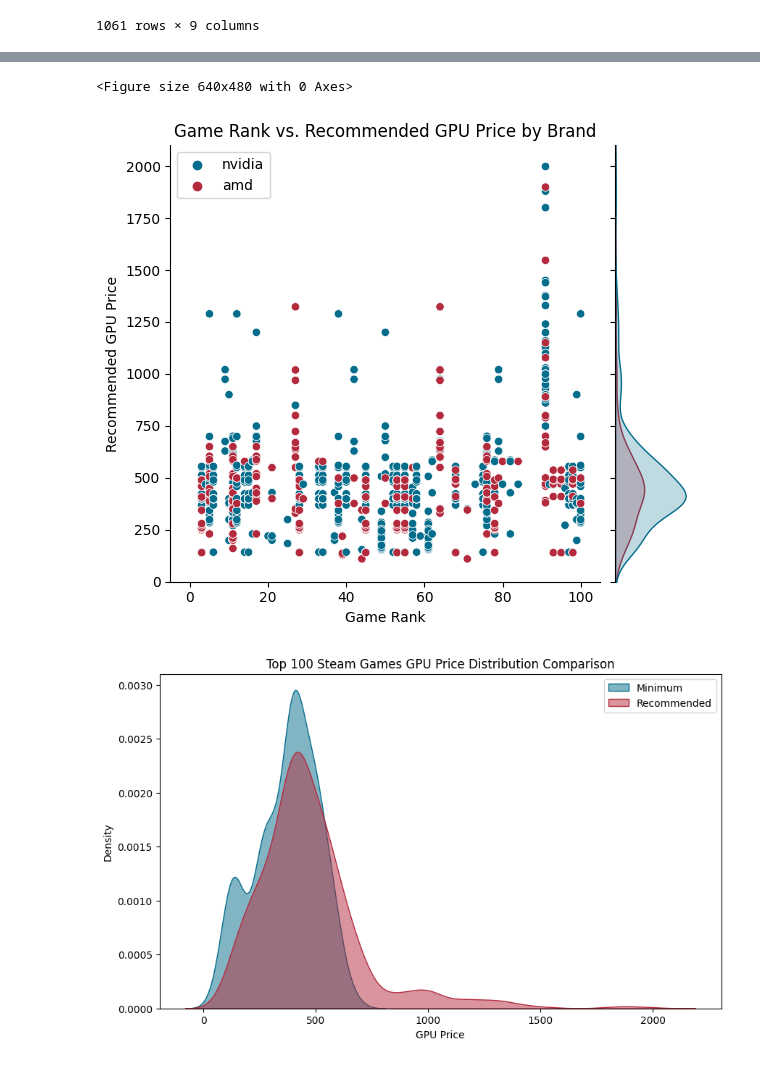
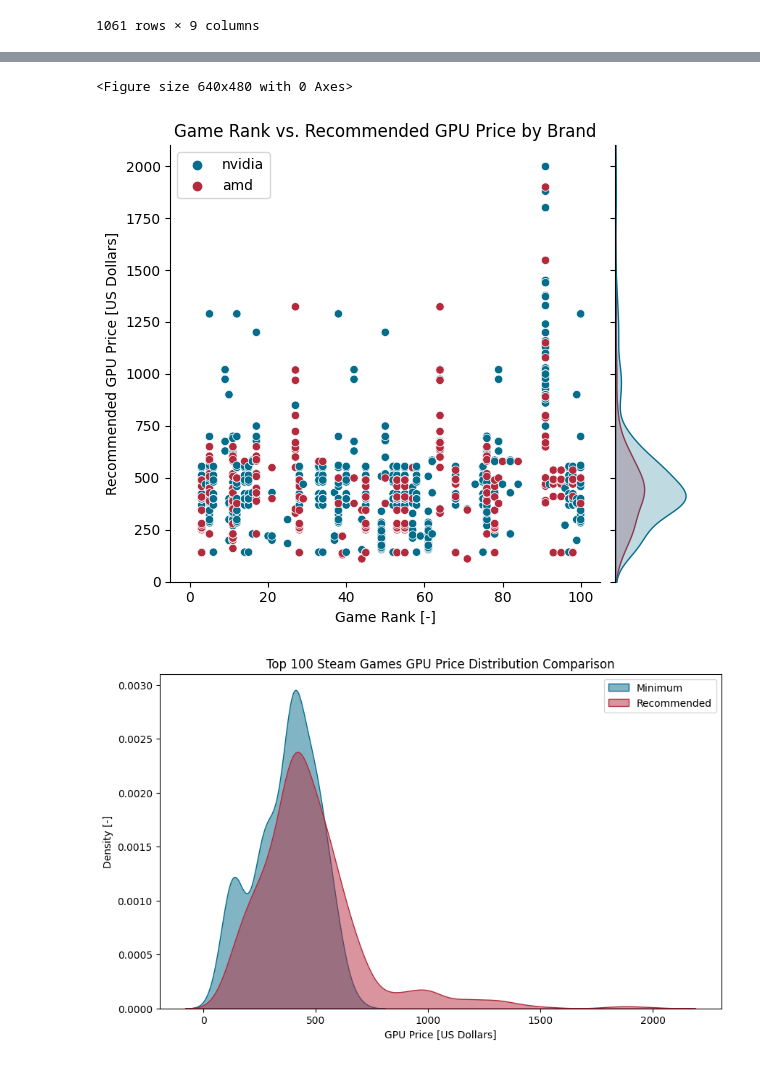
Before and after one commit to knoppds/CSCI_5502_Group_Project_01, a Jupyter notebook: gp_01_steam_data_visualization.ipynb, the cells around one changed output, grey strips where cells are left out. Saved outputs shown, nothing was run; the diff lists cells and outputs as text; code cells hidden in the pictures.

```diff
--- a/gp_01_steam_data_visualization.ipynb
+++ b/gp_01_steam_data_visualization.ipynb
@@ -339,35 +339,35 @@ plt.show()
 # %%
 # # prevent datframe from being truncated
 # pd.set_option('display.max_rows'   , 20)
 # pd.set_option('display.max_columns', 20)
 
 # create a dataframe from new_rows for recommended gpu requirements
 df_steam_rec_gpu = pd.DataFrame(new_rows['rec'])
 # df_steam_rec_gpu
 
 # plot the price of the recommended nvidia gpu as box plots grouped by game rank
 plt.figure()
 sns.jointplot(x='rank', y='cost', data=df_steam_rec_gpu, hue='brand', palette={'nvidia': '#046d8b', 'amd': '#b42a3d'})
 plt.title('Game Rank vs. Recommended GPU Price by Brand')
-plt.xlabel('Game Rank')
-plt.ylabel('Recommended GPU Price')
+plt.xlabel('Game Rank [-]')
+plt.ylabel('Recommended GPU Price [US Dollars]')
 plt.legend(loc='upper left')
 plt.xlim(-5, 105)
 plt.ylim(0, 2100)
 plt.gcf().get_children()[2].remove()
 plt.show()
 # %% [output]
 <Figure size 640x480 with 0 Axes>
-[figure, old version]
+[figure, new version]
 # %%
 # Compare minimum and recommended gpu prices with a density plot
 plt.figure(figsize=(10, 6))
 sns.kdeplot(data=df_steam_min_gpu['cost'], label='Minimum'    , color='#046d8b', fill=True, alpha=0.5)
 sns.kdeplot(data=df_steam_rec_gpu['cost'], label='Recommended', color='#b42a3d', fill=True, alpha=0.5)
 plt.title('Top 100 Steam Games GPU Price Distribution Comparison')
-plt.xlabel('GPU Price')
-plt.ylabel('Density')
+plt.xlabel('GPU Price [US Dollars]')
+plt.ylabel('Density [-]')
 plt.legend(loc='upper right')
 plt.show()
 # %% [output]
-[figure, old version]
+[figure, new version]
```
Also changed, not shown: parts of 1 cell of this notebook, 6 other files.
